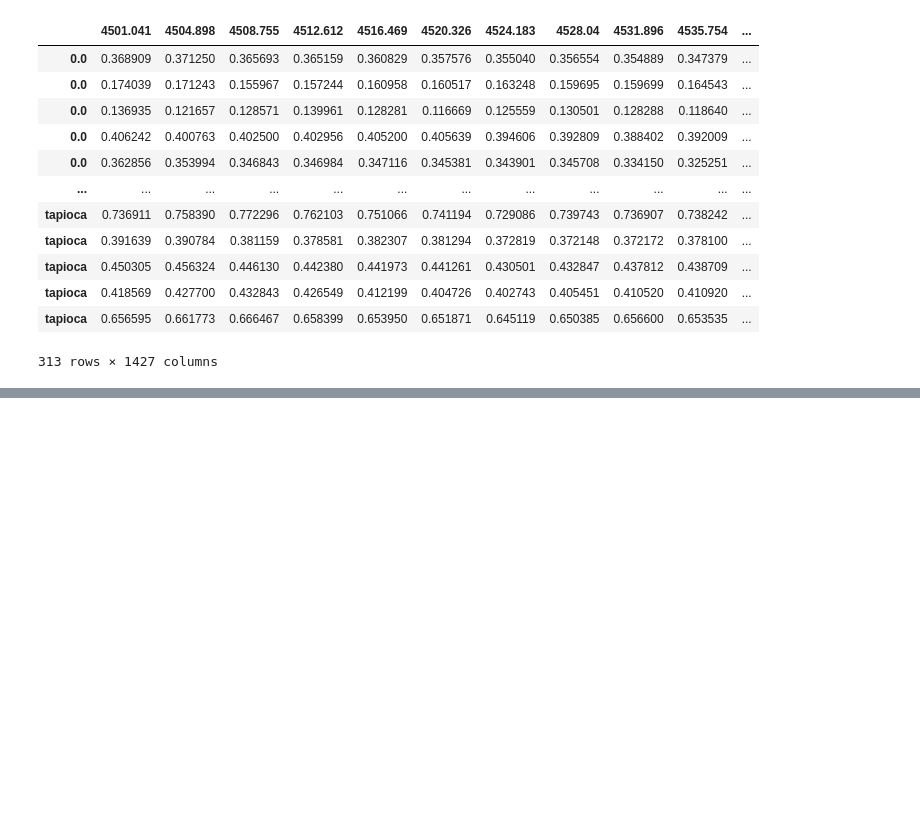
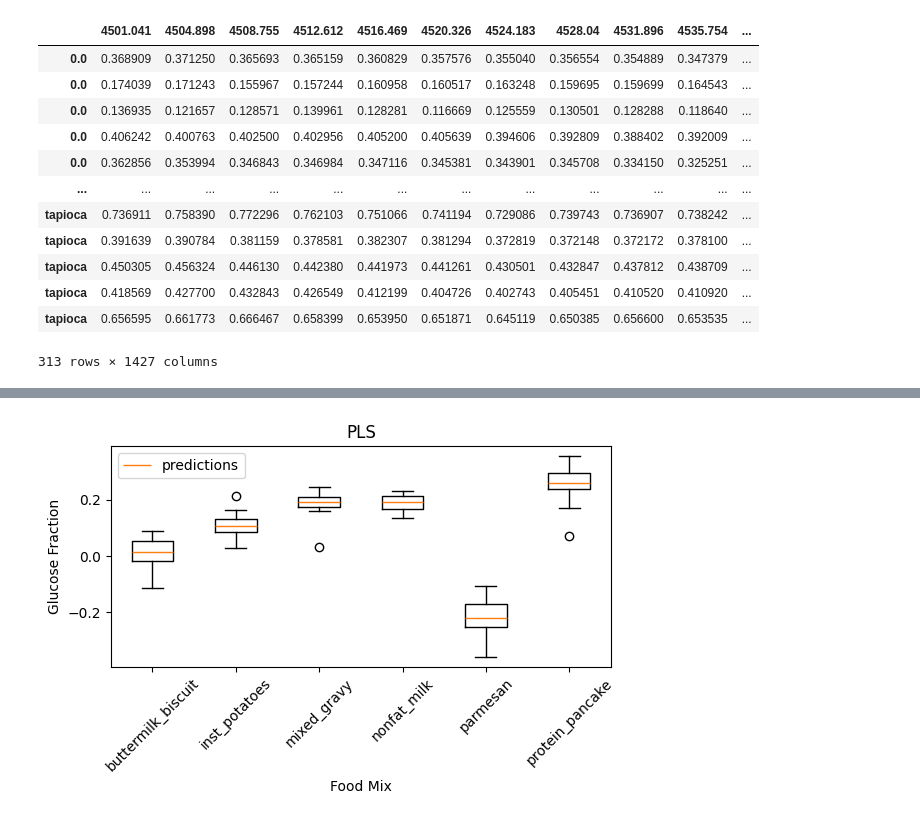
Before and after one commit to davissineath/FT-NIR_ML_Predictions, a Jupyter notebook: PLS_model/PLS.ipynb, the cells around one changed output, grey strips where cells are left out. Drawn from its saved outputs; the diff is of its cells as text; code cells hidden in the pictures; blank space fills up the shorter version.

```diff
--- a/PLS_model/PLS.ipynb
+++ b/PLS_model/PLS.ipynb
@@ -241,0 +307,12 @@ Calculated PHATE in 0.30 seconds.
+# %%
+n = len(fs_data.columns)
+X = fs_data.iloc[:, 1:n]
+y = fs_data.index
+
+test_foods = foods_data.drop(index="tapioca")
+test_foods_labels = food_labels[:-1]
+X_test = test_foods.iloc[:, 1:n]
+# X_proj = pls.transform(X_test)[:, 0]
+# %%
+pls = PLSRegression(n_components=3)
+pls.fit(X, y)
@@ -241,0 +321,6 @@ Calculated PHATE in 0.30 seconds.
+# %%
+y_pred = pls.predict(X_test)
+mixtures_pred = pd.DataFrame()
+for food in test_foods_labels:
+    mixtures_pred[food] =  y_pred[foods_data.index.get_loc(food)][:20]
+mixtures_pred
@@ -241,0 +345,11 @@ Calculated PHATE in 0.30 seconds.
+# %%
+fig, ax = plt.subplots(figsize=(6,4))
+# ax.scatter(X_proj, y_test, alpha=0.3, label="ground truth")
+ax.boxplot(mixtures_pred, label="predictions")
+ax.set_xticklabels(test_foods_labels, rotation=45)
+ax.set(xlabel="Food Mix", ylabel="Glucose Fraction", title="PLS")
+ax.legend()
+plt.tight_layout()
+plt.show()
+# %% [output]
+[figure, added]
```
Also changed, not shown: parts of 16 cells of this notebook, 1 other file.
